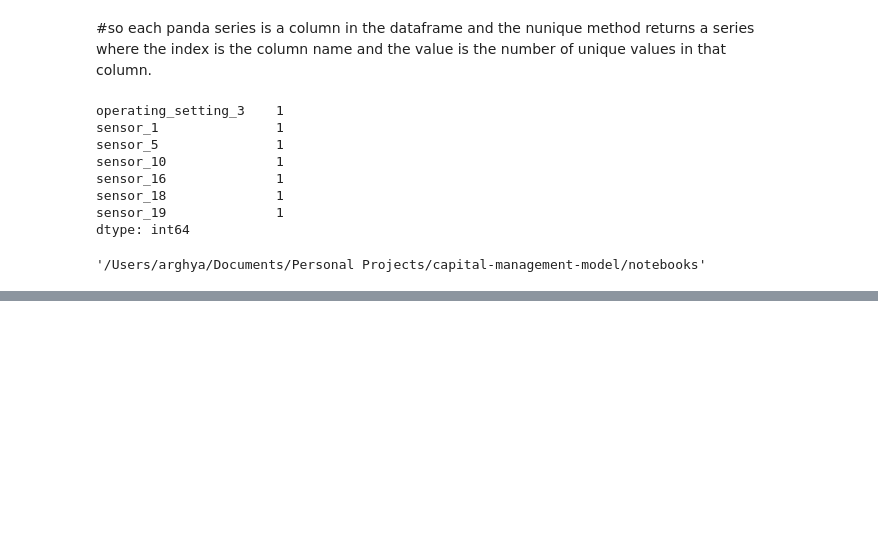
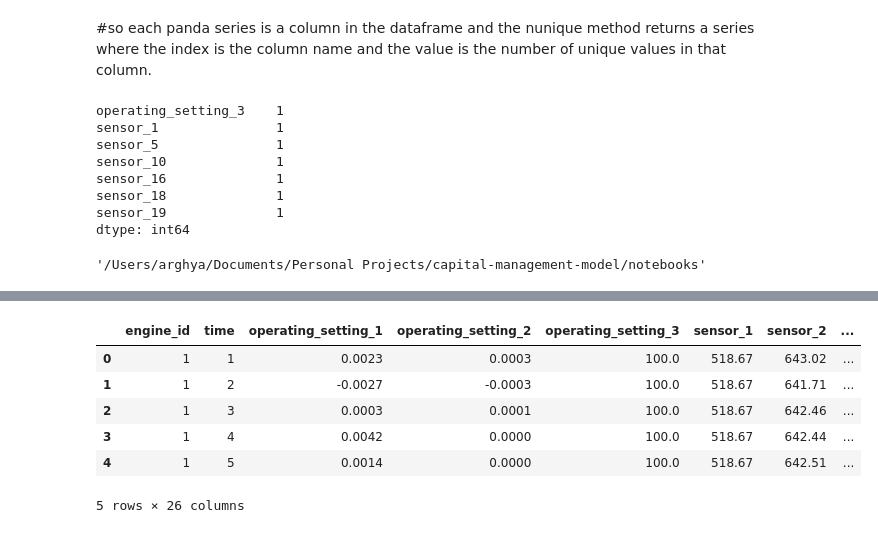
Before and after one commit to arghyas2/capital-management-model, a Jupyter notebook: notebooks/mess_around.ipynb, the cells around one changed output, grey strips where cells are left out. Saved outputs shown, nothing was run; the diff lists cells and outputs as text; code cells hidden in the pictures; blank space fills up the shorter version.

```diff
--- a/notebooks/mess_around.ipynb
+++ b/notebooks/mess_around.ipynb
@@ -102,0 +148,10 @@ os.getcwd()
+# %%
+test_df.head()
+# %% [output]
+|  | engine_id | time | operating_setting_1 | operating_setting_2 | operating_setting_3 | sensor_1 | sensor_2 | ... |
+| 0 | 1 | 1 | 0.0023 | 0.0003 | 100.0 | 518.67 | 643.02 | ... |
+| 1 | 1 | 2 | -0.0027 | -0.0003 | 100.0 | 518.67 | 641.71 | ... |
+| 2 | 1 | 3 | 0.0003 | 0.0001 | 100.0 | 518.67 | 642.46 | ... |
+| 3 | 1 | 4 | 0.0042 | 0.0000 | 100.0 | 518.67 | 642.44 | ... |
+| 4 | 1 | 5 | 0.0014 | 0.0000 | 100.0 | 518.67 | 642.51 | ... |
+5 rows × 26 columns
```
Also changed, not shown: parts of 14 cells of this notebook.
